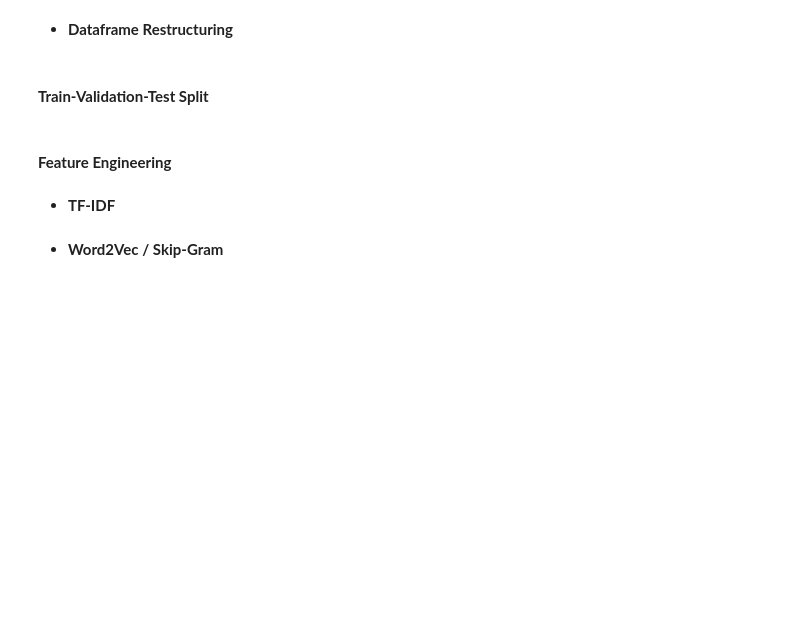
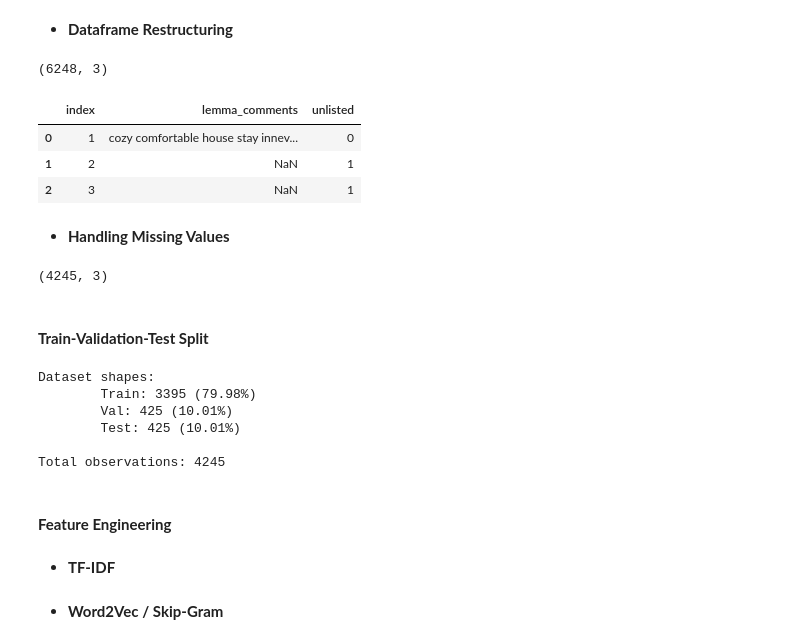
Before and after one commit to fmportela/text-mining-group-project-23-24, a Jupyter notebook: group-3-main.ipynb, the cells around one changed output. Saved outputs shown, nothing was run; the diff lists cells and outputs as text; code cells hidden in the pictures; blank space fills up the shorter version.

```diff
--- a/group-3-main.ipynb
+++ b/group-3-main.ipynb
@@ -1078,11 +1091,78 @@ Took 2153.97 seconds
+# %%
+# show we treat our reviews as independent or aggregate all reviews for each property?
+
+def group_reviews_by_property(df, only_comments=False):
+    index_column = ['index']
+    target_column = ['unlisted']
+
+    if not only_comments:
+        description_columns = [col for col in df.columns if 'description' in col]
+        host_about_columns = [col for col in df.columns if 'host_about' in col]
+    comments_columns = [col for col in df.columns if 'comments' in col]
+
+    # no matter what the description and host_about columns (or columns derived from them)
+    # will contain the duplicates and the comments column will not
+    target_df = df[index_column + target_column].drop_duplicates().copy()
+
+    reviews_df = df[index_column + comments_columns].copy()
+    grouped_df = (reviews_df
+                  .groupby(index_column)
+                  .agg(lambda x: ' '.join(x.dropna()))
+                  .reset_index())
+    grouped_df = grouped_df.replace('', np.nan)
+    grouped_df = grouped_df.merge(target_df, on=index_column[0], how='inner')
+
+    if not only_comments:
+        info_df = df[index_column + description_columns + host_about_columns].drop_duplicates().copy()
+        # merging
+        grouped_df = info_df.merge(grouped_df, on=index_column[0], how='inner')
+
+    return grouped_df
+
+
+wanted_columns = [
+    'index',
+    'unlisted',
+    'lemma_description',
+    'lemma_host_about',
+    'lemma_comments'
+]
+
+grouped_train = group_reviews_by_property(train_merged[wanted_columns], only_comments=True)
+print(grouped_train.shape)
+display(grouped_train.head(3))
+
+# TODO
+# assert statements, check if everything is allright
+# %% [output]
+(6248, 3)
+|  | index | lemma_comments | unlisted |
+| 0 | 1 | cozy comfortable house stay innev... | 0 |
+| 1 | 2 | NaN | 1 |
+| 2 | 3 | NaN | 1 |
+# %% [markdown]
+- **Handling Missing Values**
+# %%
+# so far we have been ignoring missing values...
+# ... what to do? remove, but the test set also shows NANs?
+
+# maybe we can also drop them and then, for those cases, predict
+# the majority class, 'listed'?
+
+grouped_train = grouped_train.loc[grouped_train['lemma_comments'].notnull(), :]
+print(grouped_train.shape)
+
+# TODO check if everything correct
+# %% [output]
+(4245, 3)
 # %% [markdown]
 #### **Train-Validation-Test Split**
 # %%
 # due to sheer amount of data k-fold cross-validation will not be feasible
 # so a train-val-test split is preferred
 
-X = ''
-y = ''
+X = grouped_train['lemma_comments']
+y = grouped_train['unlisted']
 
 def two_step_proportions(train_p, val_p, test_p):
     """
@@ -1114,6 +1194,13 @@ print(f'\tTrain: {len(X_train)} ({get_prop(X_train)}%)')
 print(f'\tVal: {len(X_val)} ({get_prop(X_val)}%)')
 print(f'\tTest: {len(X_test)} ({get_prop(X_test)}%)')
 print(f"\nTotal observations: {len(X)}")
+# %% [output]
+Dataset shapes:
+        Train: 3395 (79.98%)
+        Val: 425 (10.01%)
+        Test: 425 (10.01%)
+
+Total observations: 4245
 # %% [markdown]
 #### **Feature Engineering**
 # %% [markdown]
```
Also changed, not shown: parts of 4 cells of this notebook, 2 other files.
